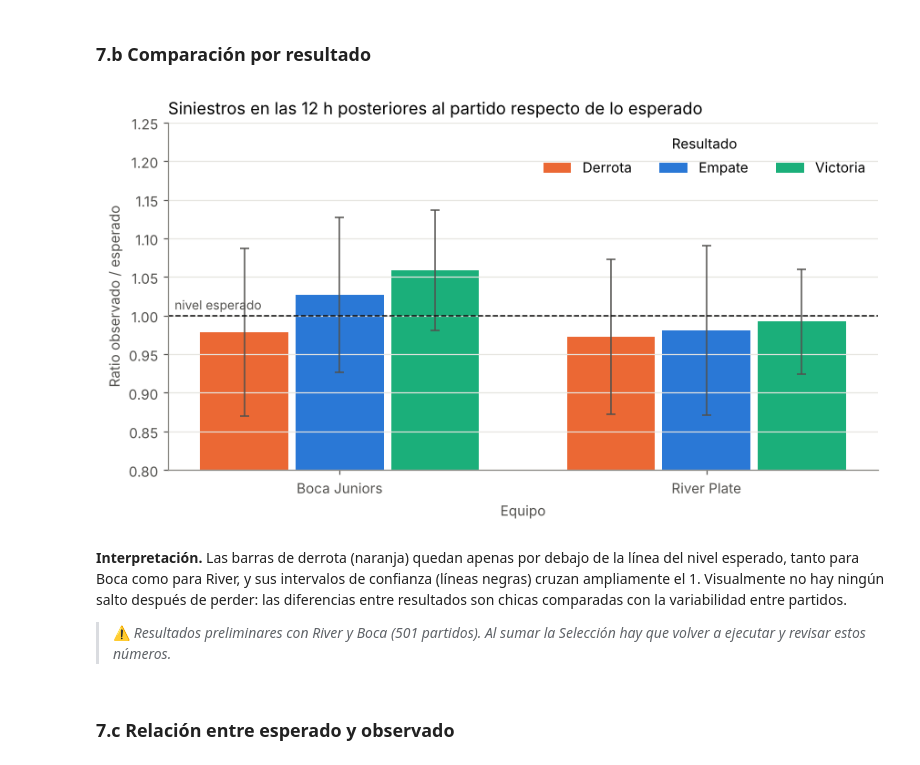
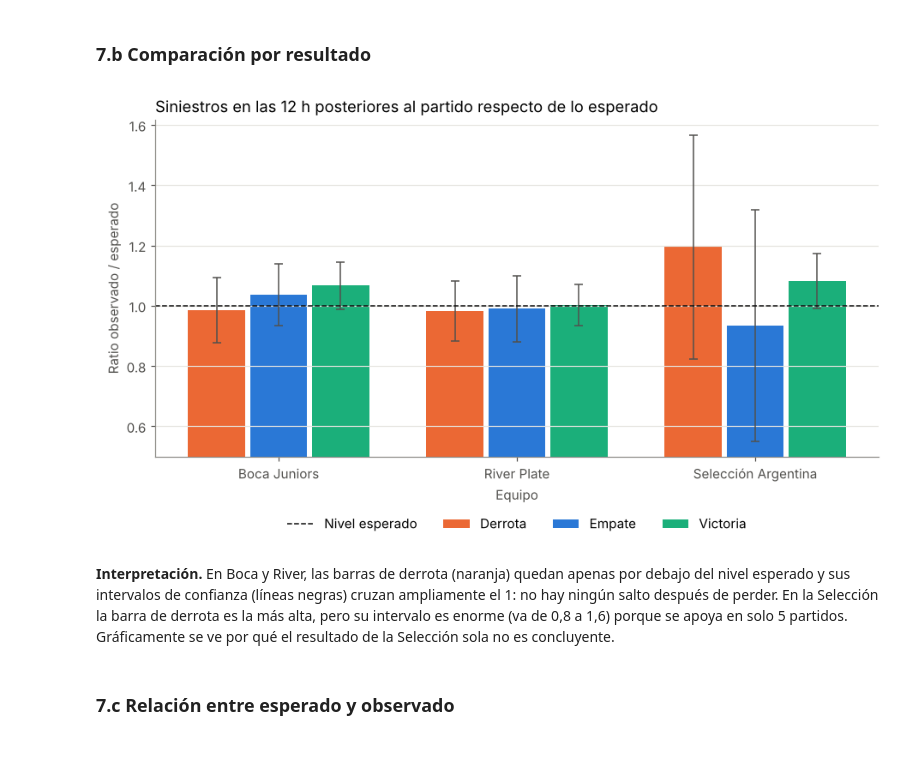
Before and after one commit to luca-fce/siniestros-futbol-caba, a Jupyter notebook: notebook/3_2_cruce_partidos_siniestros.ipynb, the cells around one changed output. Drawn from its saved outputs; the diff is of its cells as text; code cells hidden in the pictures.

```diff
--- a/notebook/3_2_cruce_partidos_siniestros.ipynb
+++ b/notebook/3_2_cruce_partidos_siniestros.ipynb
@@ -29,6 +29,7 @@ import statsmodels.api as sm
 import os
 
 REPO = 'https://raw.githubusercontent.com/luca-fce/siniestros-futbol-caba/main/'
+SEL_CSV = REPO + 'datos/partidos_seleccion_2021_2025.csv'
 os.makedirs('figuras', exist_ok=True)
 
 # Estilo de gráficos
@@ -113,6 +101,6 @@ Mientras ese archivo no exista, el notebook corre solo con River y Boca.
 # %%
 try:
-    sel = pd.read_csv(REPO + 'datos/partidos_seleccion_2021_2025.csv')
+    sel = pd.read_csv(SEL_CSV)
     sel['equipo'] = 'Selección Argentina'
     sel['inicio'] = pd.to_datetime(sel['fecha'] + ' ' + sel['hora_arg'])
     extra = (sel.get('alargue', False).astype(bool) * 30 + sel.get('penales', False).astype(bool) * 15)
@@ -315,29 +319,25 @@ plt.tight_layout(); plt.savefig('figuras/01_siniestros_mensuales.png', dpi=200);
 # %%
 g = partidos.groupby(['equipo', 'resultado'])['ratio']
 media = g.mean().unstack()[ORDEN]
 error = (g.std() / np.sqrt(g.size()) * 1.96).unstack()[ORDEN]
 
-fig, ax = plt.subplots(figsize=(8, 4.5))
+fig, ax = plt.subplots(figsize=(8.5, 5))
 x = np.arange(len(media.index)); ancho = 0.26
 for i, res in enumerate(ORDEN):
     ax.bar(x + (i - 1) * ancho, media[res], width=ancho - 0.02, color=COLOR[res], label=res,
            yerr=error[res], capsize=3, error_kw={'ecolor': '#52514e', 'linewidth': 1})
-ax.axhline(1, color='#0b0b0b', linewidth=1, linestyle='--')
-ax.text(-0.45, 1.004, 'nivel esperado', ha='left', va='bottom', fontsize=9, color='#52514e')
+ax.axhline(1, color='#0b0b0b', linewidth=1, linestyle='--', label='Nivel esperado')
 ax.grid(axis='x', visible=False)
 ax.set_xticks(x); ax.set_xticklabels(media.index)
-ax.set_ylim(0.8, max(1.25, (media + error).max().max() + 0.08))
+ax.set_ylim(min(0.8, (media - error).min().min() - 0.05), (media + error).max().max() + 0.05)
 ax.set_title('Siniestros en las 12 h posteriores al partido respecto de lo esperado', loc='left', fontsize=12)
 ax.set_ylabel('Ratio observado / esperado'); ax.set_xlabel('Equipo')
-ax.legend(title='Resultado', frameon=False, ncol=3, loc='upper right')
+ax.legend(frameon=False, ncol=4, loc='upper center', bbox_to_anchor=(0.5, -0.14))
 plt.tight_layout(); plt.savefig('figuras/02_ratio_por_resultado.png', dpi=200); plt.show()
 # %% [output]
-[figure, old version]
+[figure, new version]
-# %% [markdown]
-**Interpretación.** Las barras de derrota (naranja) quedan apenas por debajo de la línea del nivel esperado, tanto para Boca como para River, y sus intervalos de confianza (líneas negras) cruzan ampliamente el 1. Visualmente no hay ningún salto después de perder: las diferencias entre resultados son chicas comparadas con la variabilidad entre partidos.
-
-
-> ⚠️ *Resultados preliminares con River y Boca (501 partidos). Al sumar la Selección hay que volver a ejecutar y revisar estos números.*
+# %% [markdown]
+**Interpretación.** En Boca y River, las barras de derrota (naranja) quedan apenas por debajo del nivel esperado y sus intervalos de confianza (líneas negras) cruzan ampliamente el 1: no hay ningún salto después de perder. En la Selección la barra de derrota es la más alta, pero su intervalo es enorme (va de 0,8 a 1,6) porque se apoya en solo 5 partidos. Gráficamente se ve por qué el resultado de la Selección sola no es concluyente.
 # %% [markdown]
 ### 7.c Relación entre esperado y observado
 # %%
```
Also changed, not shown: parts of 19 cells of this notebook.
